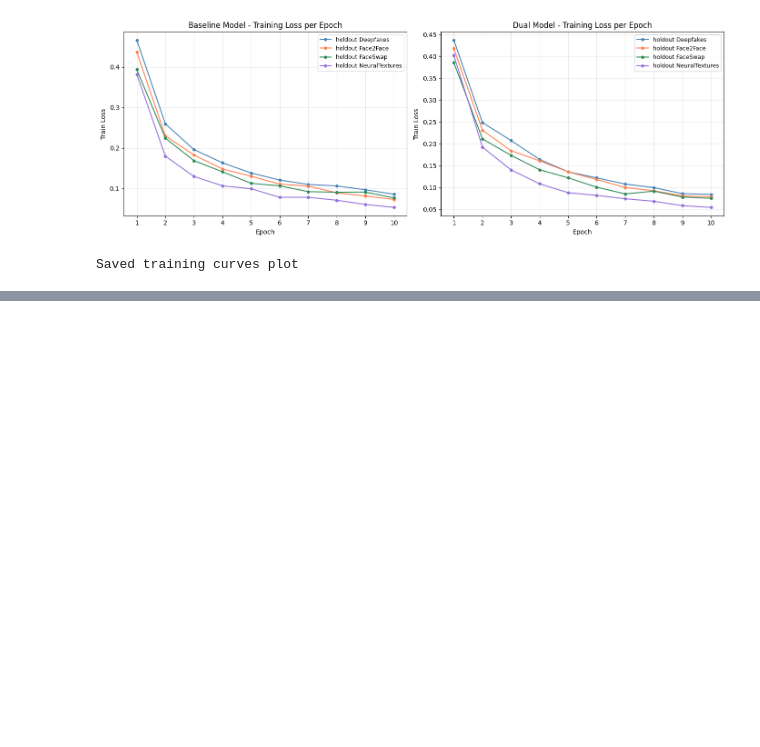
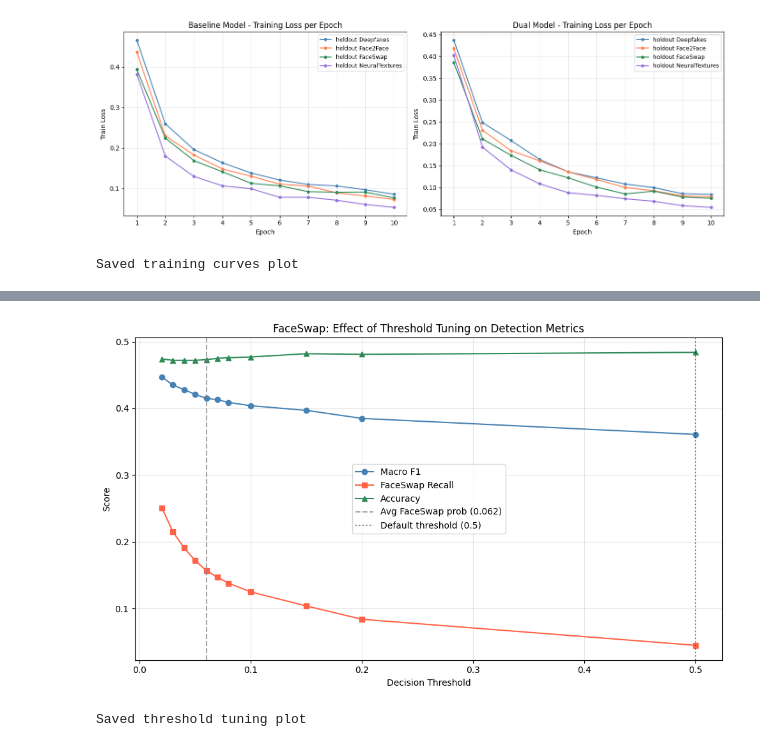
Before and after one commit to MunazzaNadir/deepfake-detection, a Jupyter notebook: notebooks/train_colab.ipynb, the cells around one changed output, grey strips where cells are left out. Saved outputs shown, nothing was run; the diff lists cells and outputs as text; code cells hidden in the pictures; blank space fills up the shorter version.

```diff
--- a/notebooks/train_colab.ipynb
+++ b/notebooks/train_colab.ipynb
@@ -430,0 +729,26 @@ Saved training curves plot
+# %%
+import matplotlib.pyplot as plt
+
+thresholds = [0.02, 0.03, 0.04, 0.05, 0.06, 0.07, 0.08, 0.10, 0.15, 0.20, 0.50]
+macro_f1s = [0.447, 0.435, 0.428, 0.421, 0.415, 0.413, 0.409, 0.404, 0.397, 0.385, 0.361]
+recalls = [0.251, 0.215, 0.191, 0.172, 0.157, 0.147, 0.138, 0.125, 0.104, 0.084, 0.045]
+accuracies = [0.474, 0.472, 0.472, 0.472, 0.473, 0.475, 0.476, 0.477, 0.482, 0.481, 0.484]
+
+fig, ax = plt.subplots(figsize=(10, 6))
+ax.plot(thresholds, macro_f1s, marker='o', label='Macro F1', color='steelblue')
+ax.plot(thresholds, recalls, marker='s', label='FaceSwap Recall', color='tomato')
+ax.plot(thresholds, accuracies, marker='^', label='Accuracy', color='seagreen')
+ax.axvline(x=0.06, color='gray', linestyle='--', alpha=0.7, label='Avg FaceSwap prob (0.062)')
+ax.axvline(x=0.5, color='black', linestyle=':', alpha=0.5, label='Default threshold (0.5)')
+ax.set_xlabel('Decision Threshold')
+ax.set_ylabel('Score')
+ax.set_title('FaceSwap: Effect of Threshold Tuning on Detection Metrics')
+ax.legend()
+ax.grid(alpha=0.3)
+plt.tight_layout()
+plt.savefig('/content/drive/MyDrive/deepfake-detection/vriddhi_results/plots/faceswap_threshold_tuning.png', dpi=150)
+plt.show()
+print("Saved threshold tuning plot")
+# %% [output]
+[figure, added]
+Saved threshold tuning plot
```
Also changed, not shown: parts of 16 cells of this notebook.
